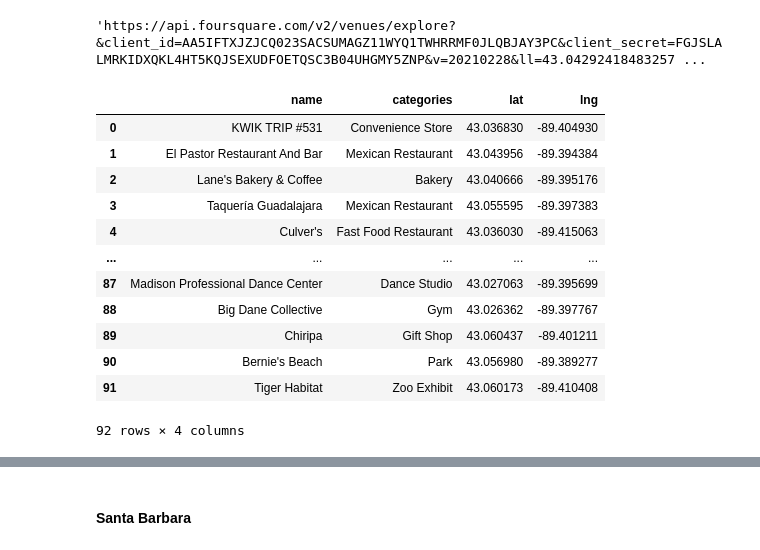
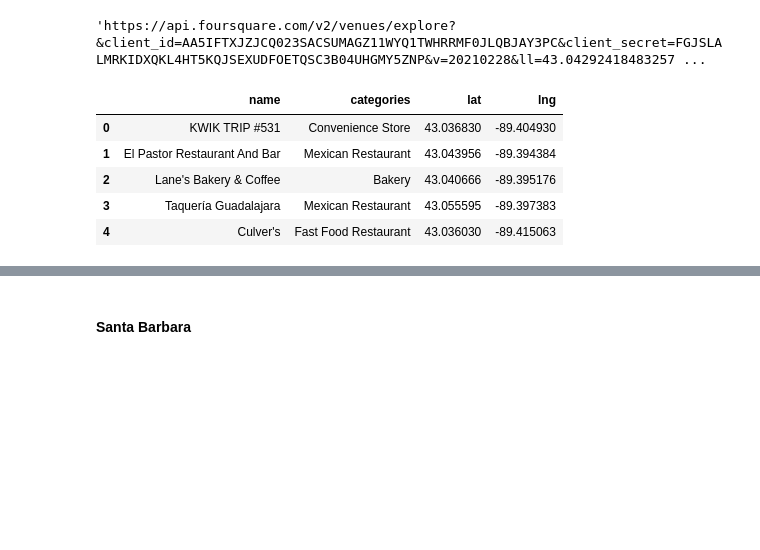
Before and after one commit to georgejordan3/IBM_Capstone, a Jupyter notebook: Bicycle_Cities.ipynb, the cells around one changed output, grey strips where cells are left out. Saved outputs shown, nothing was run; the diff lists cells and outputs as text; code cells hidden in the pictures; blank space fills up the shorter version.

```diff
--- a/Bicycle_Cities.ipynb
+++ b/Bicycle_Cities.ipynb
@@ -219,27 +220,20 @@ def get_category_type(row):
 # %%
 venues = results['response']['groups'][0]['items']
 
 nearby_venues = json_normalize(venues)
 
 filtered_columns = ['venue.name', 'venue.categories', 'venue.location.lat', 'venue.location.lng']
 nearby_venues =nearby_venues.loc[:, filtered_columns]
 
 nearby_venues['venue.categories'] = nearby_venues.apply(get_category_type, axis=1)
 
 nearby_venues.columns = [col.split(".")[-1] for col in nearby_venues.columns]
-m_venues = nearby_venues
-m_venues
+madison_venues = nearby_venues
+madison_venues.head()
 # %% [output]
 |  | name | categories | lat | lng |
 | 0 | KWIK TRIP #531 | Convenience Store | 43.036830 | -89.404930 |
 | 1 | El Pastor Restaurant And Bar | Mexican Restaurant | 43.043956 | -89.394384 |
 | 2 | Lane's Bakery & Coffee | Bakery | 43.040666 | -89.395176 |
 | 3 | Taquería Guadalajara | Mexican Restaurant | 43.055595 | -89.397383 |
 | 4 | Culver's | Fast Food Restaurant | 43.036030 | -89.415063 |
-| ... | ... | ... | ... | ... |
-| 87 | Madison Professional Dance Center | Dance Studio | 43.027063 | -89.395699 |
-| 88 | Big Dane Collective | Gym | 43.026362 | -89.397767 |
-| 89 | Chiripa | Gift Shop | 43.060437 | -89.401211 |
-| 90 | Bernie's Beach | Park | 43.056980 | -89.389277 |
-| 91 | Tiger Habitat | Zoo Exhibit | 43.060173 | -89.410408 |
-92 rows × 4 columns
```
Also changed, not shown: parts of 85 cells of this notebook.
